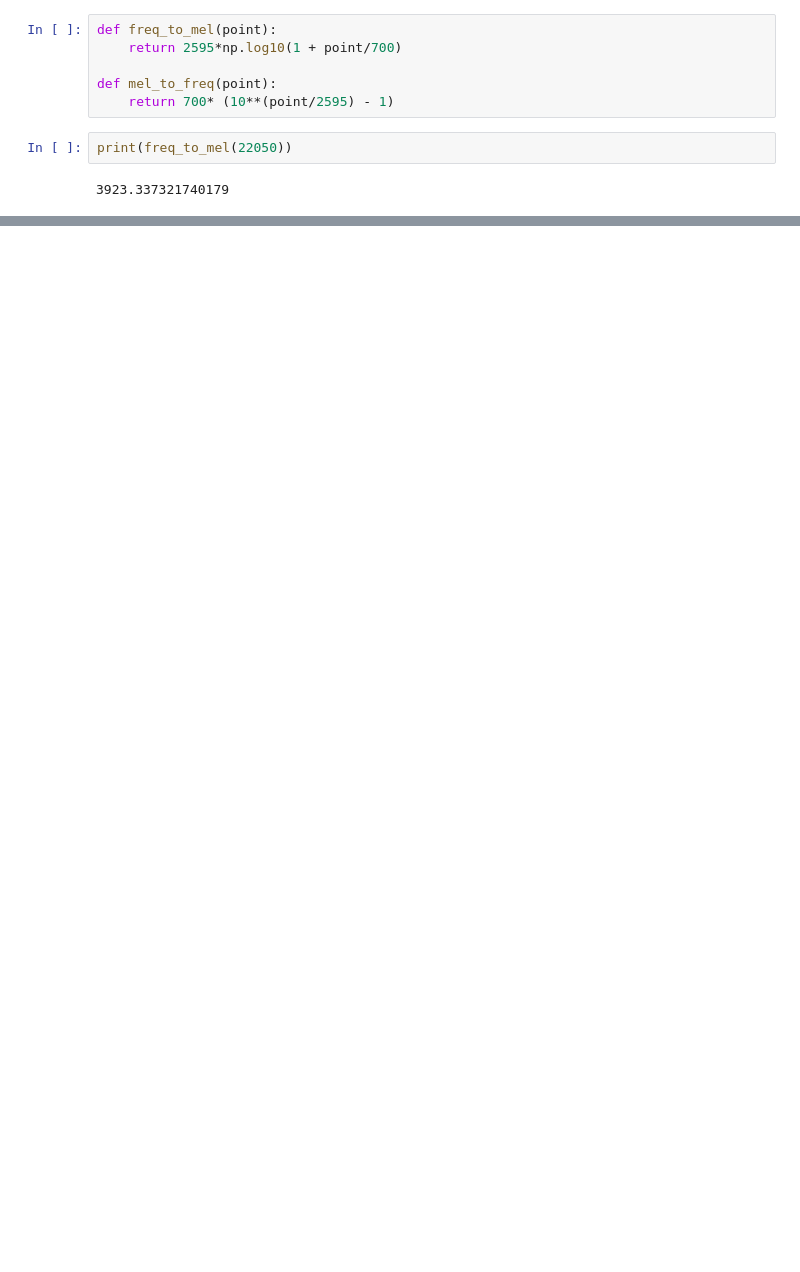
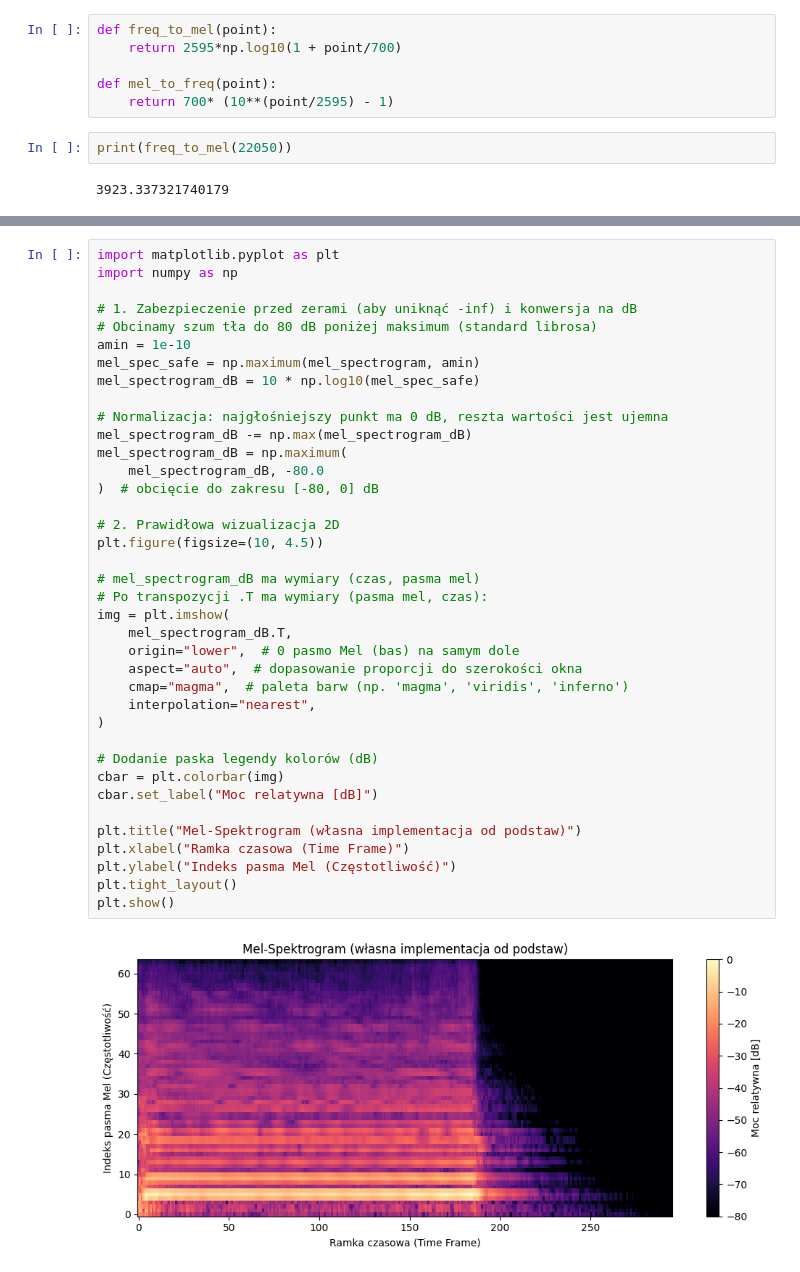
Before and after one commit to DawidSkowronski/PyTorch-Projects, a Jupyter notebook: MelSpectrogram_Implementation/mel_spect.ipynb, the cells around one changed output, grey strips where cells are left out. Drawn from its saved outputs; the diff is of its cells as text; blank space fills up the shorter version.

```diff
--- a/MelSpectrogram_Implementation/mel_spect.ipynb
+++ b/MelSpectrogram_Implementation/mel_spect.ipynb
@@ -502,0 +551,40 @@ def mel_filterbanks(num_filters):
+# %%
+import matplotlib.pyplot as plt
+import numpy as np
+
+# 1. Zabezpieczenie przed zerami (aby uniknąć -inf) i konwersja na dB
+# Obcinamy szum tła do 80 dB poniżej maksimum (standard librosa)
+amin = 1e-10
+mel_spec_safe = np.maximum(mel_spectrogram, amin)
+mel_spectrogram_dB = 10 * np.log10(mel_spec_safe)
+
+# Normalizacja: najgłośniejszy punkt ma 0 dB, reszta wartości jest ujemna
+mel_spectrogram_dB -= np.max(mel_spectrogram_dB)
+mel_spectrogram_dB = np.maximum(
+    mel_spectrogram_dB, -80.0
+)  # obcięcie do zakresu [-80, 0] dB
+
+# 2. Prawidłowa wizualizacja 2D
+plt.figure(figsize=(10, 4.5))
+
+# mel_spectrogram_dB ma wymiary (czas, pasma mel)
+# Po transpozycji .T ma wymiary (pasma mel, czas):
+img = plt.imshow(
+    mel_spectrogram_dB.T,
+    origin="lower",  # 0 pasmo Mel (bas) na samym dole
+    aspect="auto",  # dopasowanie proporcji do szerokości okna
+    cmap="magma",  # paleta barw (np. 'magma', 'viridis', 'inferno')
+    interpolation="nearest",
+)
+
+# Dodanie paska legendy kolorów (dB)
+cbar = plt.colorbar(img)
+cbar.set_label("Moc relatywna [dB]")
+
+plt.title("Mel-Spektrogram (własna implementacja od podstaw)")
+plt.xlabel("Ramka czasowa (Time Frame)")
+plt.ylabel("Indeks pasma Mel (Częstotliwość)")
+plt.tight_layout()
+plt.show()
+# %% [output]
+[figure, added]
```
Also changed, not shown: parts of 23 cells of this notebook.
